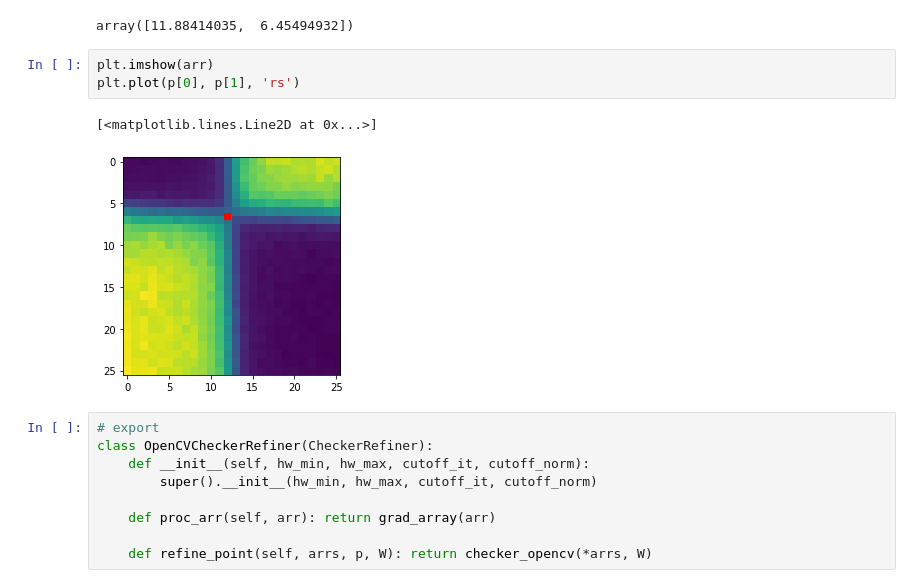
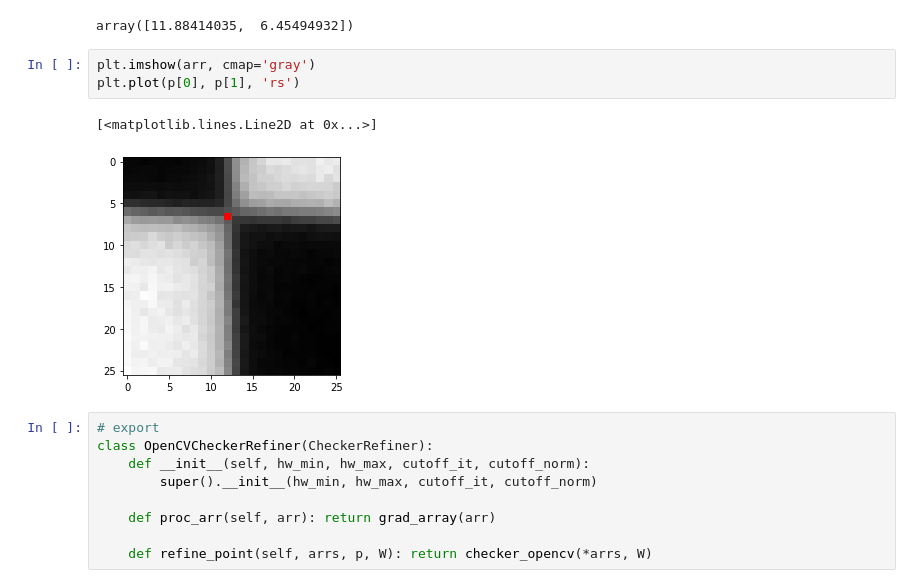
Before and after one commit to justinblaber/camera_calib_python, a Jupyter notebook: control_refine.ipynb, the cells around one changed output. Drawn from its saved outputs; the diff is of its cells as text.

```diff
--- a/control_refine.ipynb
+++ b/control_refine.ipynb
@@ -147,11 +155,11 @@ p
 # %% [output]
 array([11.88414035,  6.45494932])
 # %%
-plt.imshow(arr)
+plt.imshow(arr, cmap='gray')
 plt.plot(p[0], p[1], 'rs')
 # %% [output]
 [<matplotlib.lines.Line2D at 0x...>]
-[figure, old version]
+[figure, new version]
 # %%
 # export
 class OpenCVCheckerRefiner(CheckerRefiner):
```
Also changed, not shown: parts of 12 cells of this notebook, 12 other files.
